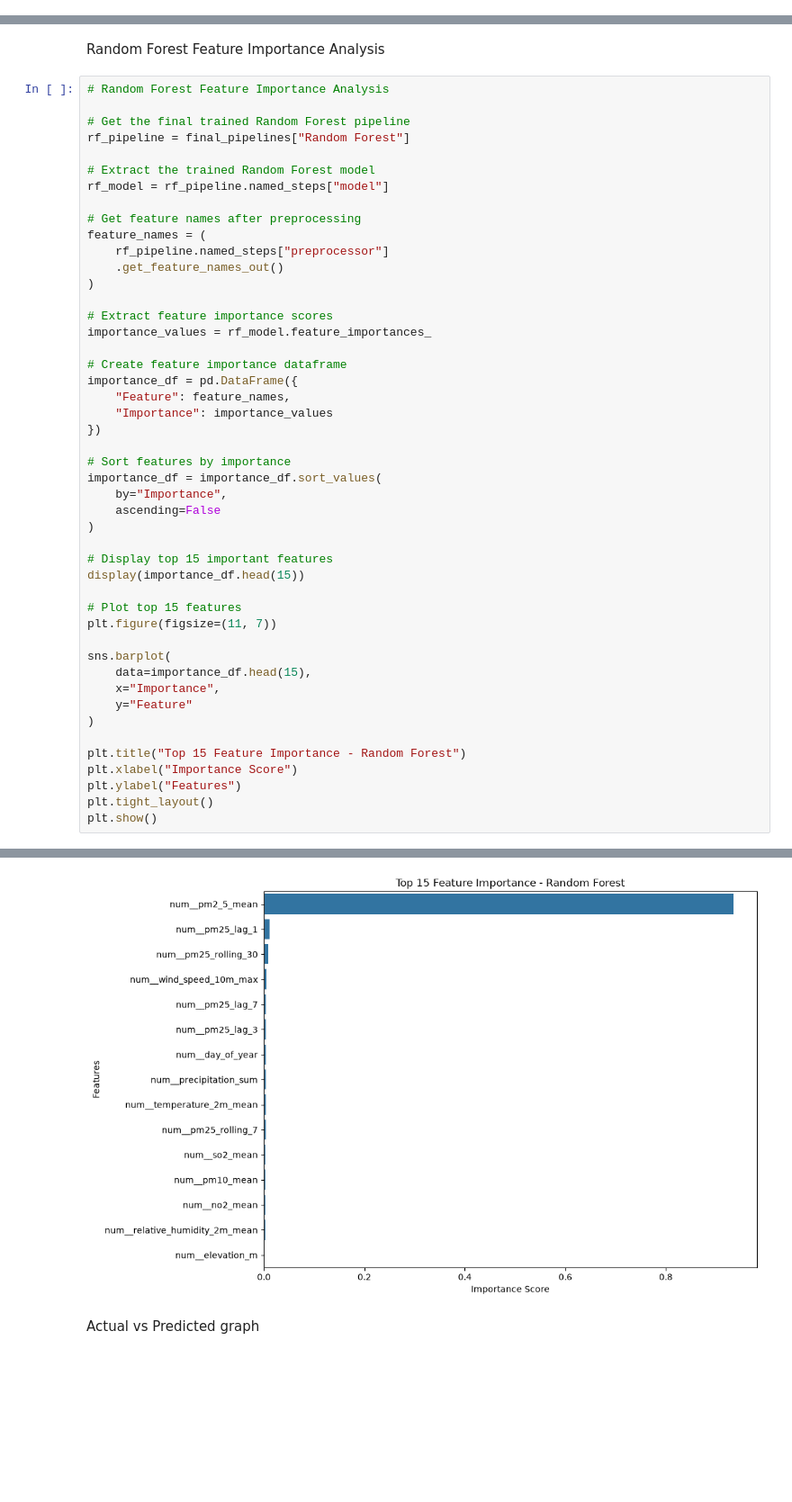
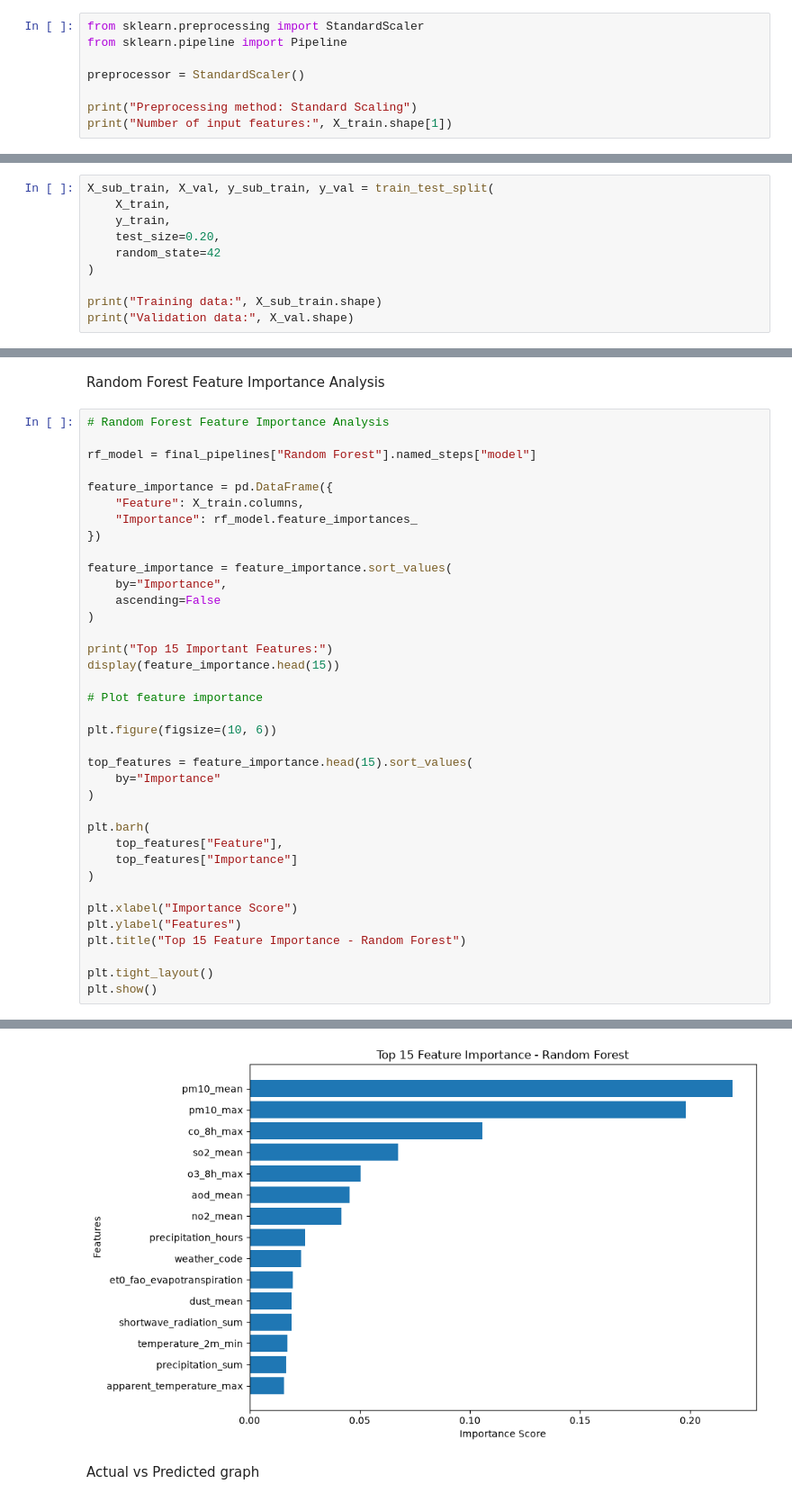
Before and after one commit to jagadeeshwarreddy-03/multi-city-air-quality-prediction, a Jupyter notebook: Air_Quality.ipynb, the cells around one changed output, grey strips where cells are left out. Shown at 90% size. Saved outputs shown, nothing was run; the diff lists cells and outputs as text; blank space fills up the shorter version.

```diff
--- a/Air_Quality.ipynb
+++ b/Air_Quality.ipynb
@@ -392,0 +283,8 @@ Validation starts: 2025-05-01 00:00:00
+# %%
+from sklearn.preprocessing import StandardScaler
+from sklearn.pipeline import Pipeline
+
+preprocessor = StandardScaler()
+
+print("Preprocessing method: Standard Scaling")
+print("Number of input features:", X_train.shape[1])
@@ -392,0 +294,10 @@ Validation starts: 2025-05-01 00:00:00
+# %%
+X_sub_train, X_val, y_sub_train, y_val = train_test_split(
+    X_train,
+    y_train,
+    test_size=0.20,
+    random_state=42
+)
+
+print("Training data:", X_sub_train.shape)
+print("Validation data:", X_val.shape)
@@ -693,48 +587,38 @@ Random Forest Feature Importance Analysis
 # %%
 # Random Forest Feature Importance Analysis
 
-# Get the final trained Random Forest pipeline
-rf_pipeline = final_pipelines["Random Forest"]
+rf_model = final_pipelines["Random Forest"].named_steps["model"]
 
-# Extract the trained Random Forest model
-rf_model = rf_pipeline.named_steps["model"]
-
-# Get feature names after preprocessing
-feature_names = (
-    rf_pipeline.named_steps["preprocessor"]
-    .get_feature_names_out()
-)
-
-# Extract feature importance scores
-importance_values = rf_model.feature_importances_
-
-# Create feature importance dataframe
-importance_df = pd.DataFrame({
-    "Feature": feature_names,
-    "Importance": importance_values
+feature_importance = pd.DataFrame({
+    "Feature": X_train.columns,
+    "Importance": rf_model.feature_importances_
 })
 
-# Sort features by importance
-importance_df = importance_df.sort_values(
+feature_importance = feature_importance.sort_values(
     by="Importance",
     ascending=False
 )
 
-# Display top 15 important features
-display(importance_df.head(15))
+print("Top 15 Important Features:")
+display(feature_importance.head(15))
 
-# Plot top 15 features
-plt.figure(figsize=(11, 7))
+# Plot feature importance
 
-sns.barplot(
-    data=importance_df.head(15),
-    x="Importance",
-    y="Feature"
+plt.figure(figsize=(10, 6))
+
+top_features = feature_importance.head(15).sort_values(
+    by="Importance"
 )
 
-plt.title("Top 15 Feature Importance - Random Forest")
+plt.barh(
+    top_features["Feature"],
+    top_features["Importance"]
+)
+
 plt.xlabel("Importance Score")
 plt.ylabel("Features")
+plt.title("Top 15 Feature Importance - Random Forest")
+
 plt.tight_layout()
 plt.show()
 # %% [output]
@@ -757,4 +642,4 @@ plt.show()
-[figure, old version]
+[figure, new version]
 # %% [markdown]
 Actual vs Predicted graph
 # %%
```
Also changed, not shown: parts of 27 cells of this notebook, 3 other files.
